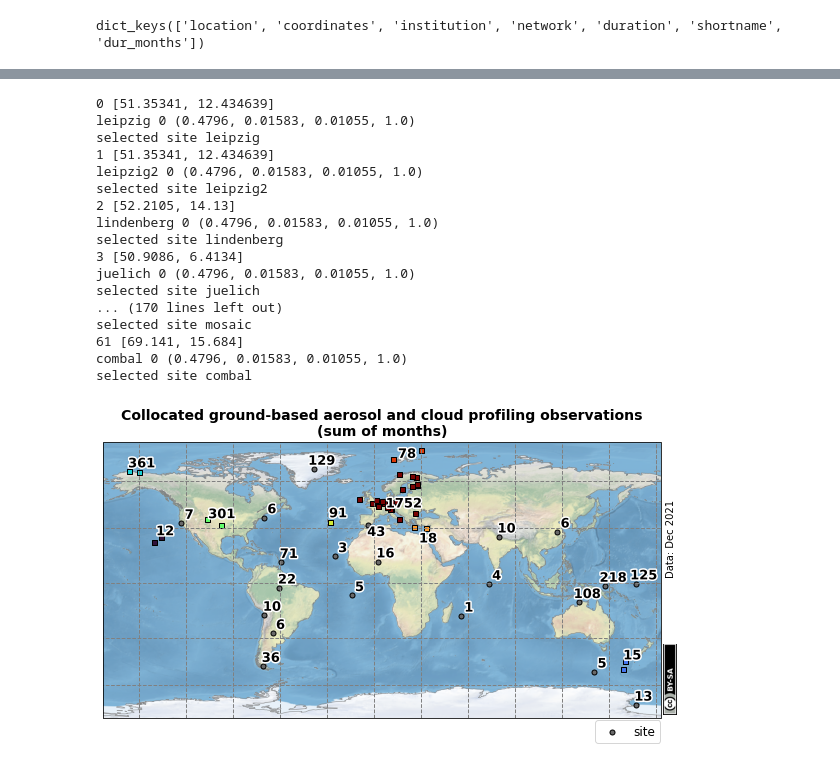
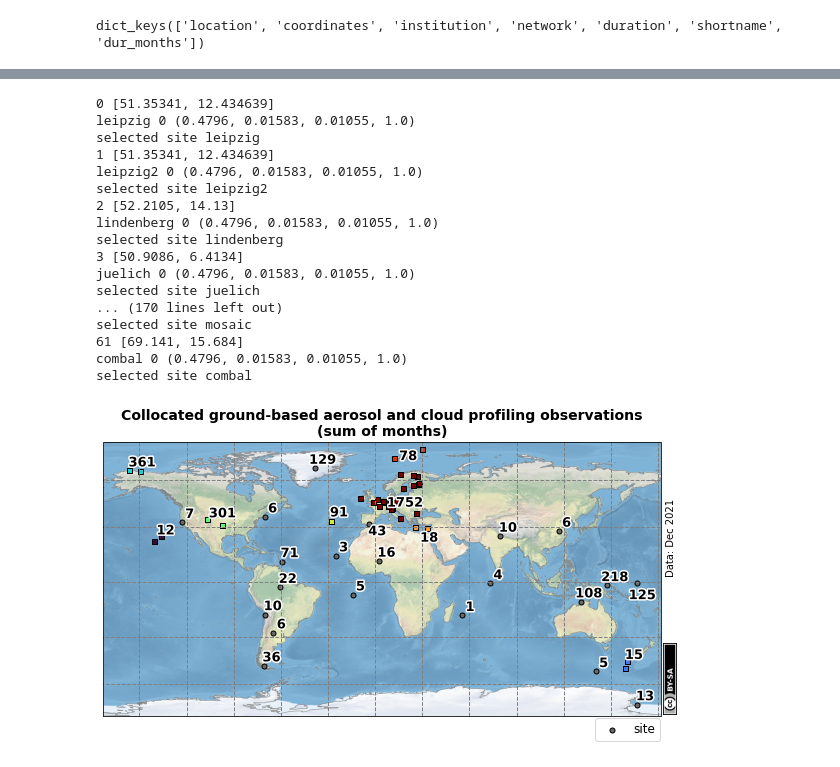
Before and after one commit to martin-rdz/global_gb_cloud_aerosol_profiling, a Jupyter notebook: overview_g-b_profiling.ipynb, the cells around one changed output, grey strips where cells are left out. Drawn from its saved outputs; the diff is of its cells as text; code cells hidden in the pictures.

```diff
--- a/overview_g-b_profiling.ipynb
+++ b/overview_g-b_profiling.ipynb
@@ -14,22 +14,28 @@ import cartopy.crs as ccrs
 import matplotlib
 import matplotlib.pyplot as plt
 import toml
+# %%
+# svg font import
+plt.rcParams.update({'text.usetex': False,"svg.fonttype": 'none'})
 # %%
 with open('data_sites.toml') as stat_file:
     sites = toml.load(stat_file)
 
 # dt_until = datetime.datetime(2010,10,1)
 
-data_str = 'Data: Mar 2017'
-dt_until = datetime.datetime(2017,3,1)
+# data_str = 'Data: Mar 2017'
+# dt_until = datetime.datetime(2017,3,1)
 # data_str = 'Data: Oct 2018'
 # dt_until = datetime.datetime(2018,10,1)
 data_str = 'Data: Jan 2019'
 dt_until = datetime.datetime(2019,1,1)
 # data_str = 'Data: Oct 2021'
 # dt_until = datetime.datetime(2021,10,1)
+fn_prefix = dt_until.strftime('%Y-%m_')
+
 data_str = 'Data: Dec 2021'
 dt_until = datetime.datetime(2021,12,2)
+fn_prefix = ''
 
 def get_actual_dates(duration, dt_until):
 
@@ -583,7 +589,7 @@ for i in unique:
     if center_lat > 75 and len(station_names) == 1:
         plot_coords = (center_lat-5, center_lon-6)
     if center_lat > 75 and len(station_names) > 1:
-        plot_coords = (center_lat, center_lon)
+        plot_coords = (center_lat-2, center_lon)
     #if 'Point Reyes' in station_names:
     #    plot_coords = (center_lat-4, center_lon+5)
     if set(['Cabauw', 'Leipzig', 'Lindenberg', 'Chilbolton', 'Jülich', 'Palaiseau']) < set(station_names):
@@ -592,6 +598,8 @@ for i in unique:
         plot_coords = (center_lat-5, center_lon+5)
     if 'Limassol' in station_names:
         plot_coords = (center_lat-7, center_lon+5)
+    if 'Tropical Western Pacific Naru' in station_names:
+        plot_coords = (center_lat-8, center_lon+3)
 
     print('cluster ', i, center_lat, center_lon, duration)
     if len(station_names) > 1:
@@ -664,6 +672,8 @@ gl.ylocator = matplotlib.ticker.FixedLocator(lat_edges)
 gl.xformatter = cartopy.mpl.gridliner.LONGITUDE_FORMATTER
 gl.yformatter = cartopy.mpl.gridliner.LATITUDE_FORMATTER
 
+ax.set_extent([-173, 182, -85, 89], ccrs.PlateCarree())
+
 for e in cluster_props:
 #     if e['dur_months'] > 120:
 #         c = 'red'
@@ -694,32 +704,32 @@ ax.text(1.0175, 0.515, data_str, fontsize=10,
 
 
 handles, labels = ax.get_legend_handles_labels()
 new_labels = [labels[labels.index('site')]]
 new_handles = [handles[labels.index('site')]]
 #leg = ax.legend(new_handles, new_labels, loc=(0.74, 0.8), scatterpoints=1)
 leg = ax.legend(new_handles, new_labels, scatterpoints=1,
                 ncol=3, loc='center',
                 bbox_to_anchor=(0.94, -0.05), framealpha=0.8, fontsize=12)
 
 #plt.tight_layout()
-savepath = 'map_profiling_observations_month_sum_cluster.png'
+savepath = fn_prefix+'map_profiling_observations_month_sum_cluster.png'
 plt.savefig(savepath, dpi=350)
 # %% [output]
 0 [51.35341, 12.434639]
 leipzig 0 (0.4796, 0.01583, 0.01055, 1.0)
 selected site leipzig
 1 [51.35341, 12.434639]
 leipzig2 0 (0.4796, 0.01583, 0.01055, 1.0)
 selected site leipzig2
 2 [52.2105, 14.13]
 lindenberg 0 (0.4796, 0.01583, 0.01055, 1.0)
 selected site lindenberg
 3 [50.9086, 6.4134]
 juelich 0 (0.4796, 0.01583, 0.01055, 1.0)
 selected site juelich
 ... (170 lines left out)
 selected site mosaic
 61 [69.141, 15.684]
 combal 0 (0.4796, 0.01583, 0.01055, 1.0)
 selected site combal
-[figure, old version]
+[figure, new version]
```
Also changed, not shown: parts of 6 cells of this notebook, 8 other files.
